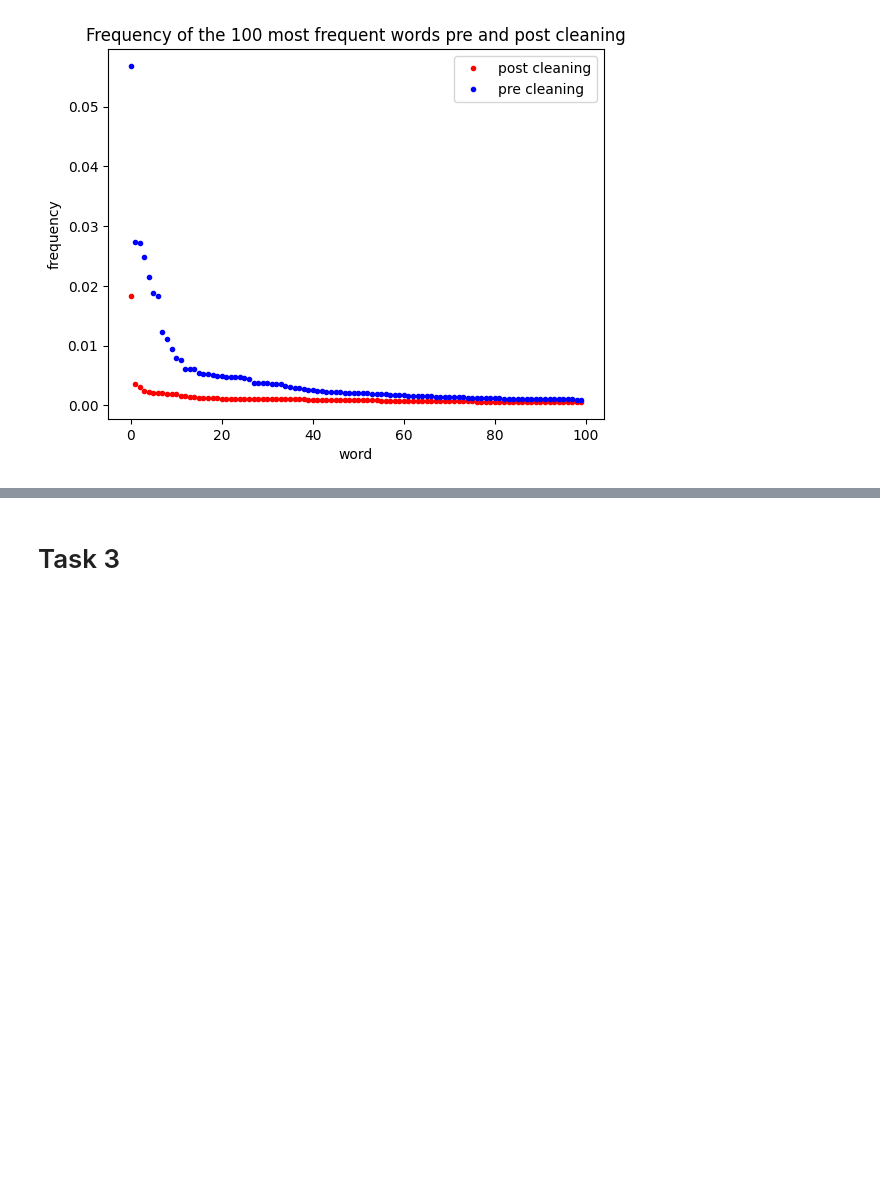
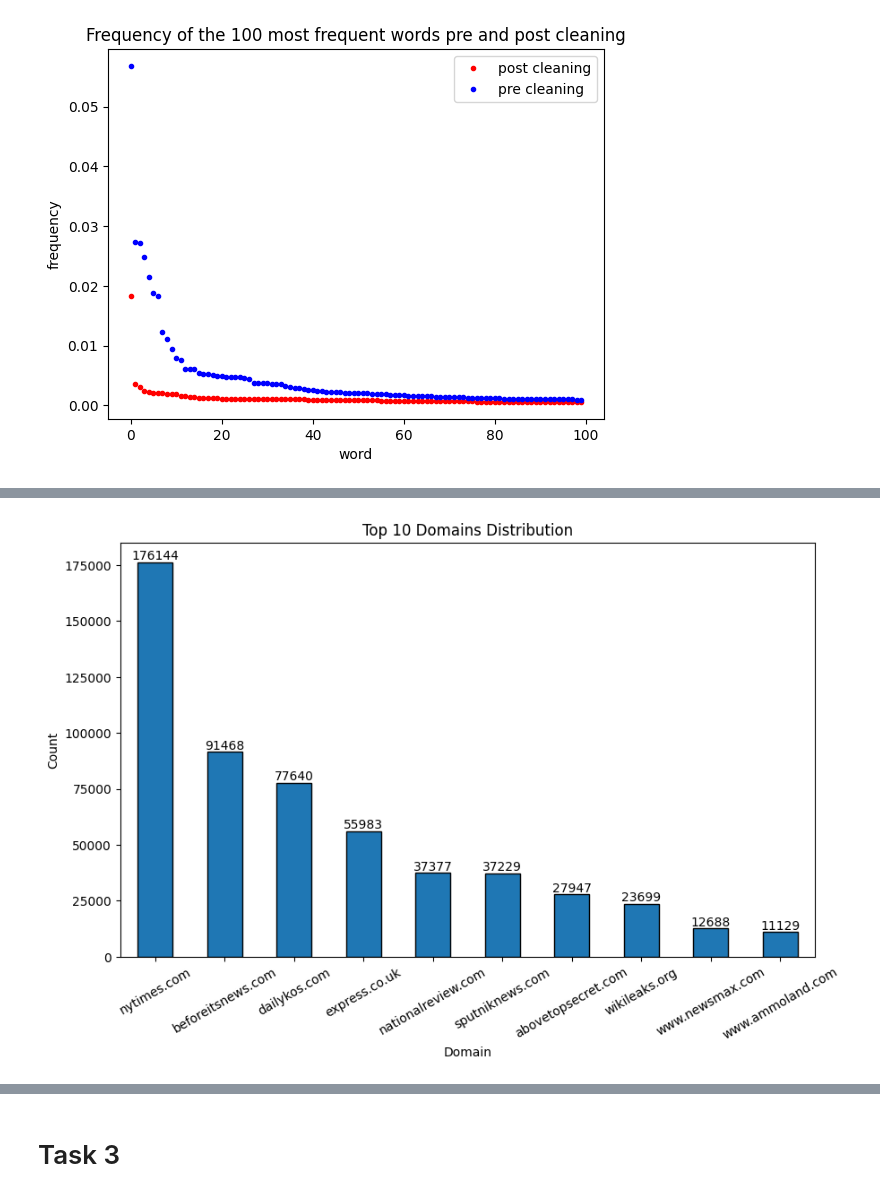
Before and after one commit to SofusEriksen/Fake_News_Project, a Jupyter notebook: Final project.ipynb, the cells around one changed output, grey strips where cells are left out. Cells and saved outputs as stored; diff of their text form; code cells hidden in the pictures; blank space fills up the shorter version.

```diff
--- a/Final project.ipynb
+++ b/Final project.ipynb
@@ -265,0 +371,13 @@ df_table
+# %%
+plt.figure(figsize=(10, 6))
+top_domain = domain_distribution.head(10)  # Display top 10 authors
+ax = top_domain.plot(kind='bar', edgecolor='black')
+plt.title('Top 10 Domains Distribution')
+plt.xlabel('Domain')
+plt.ylabel('Count')
+plt.xticks(rotation=30)  # Reduce rotation angle
+# Annotate each bar with the actual count
+for i, count in enumerate(top_domain.values):
+    plt.text(i, count + 0.1, str(count), ha='center', va='bottom')
+# %% [output]
+[figure, added]
```
Also changed, not shown: parts of 15 cells of this notebook.
